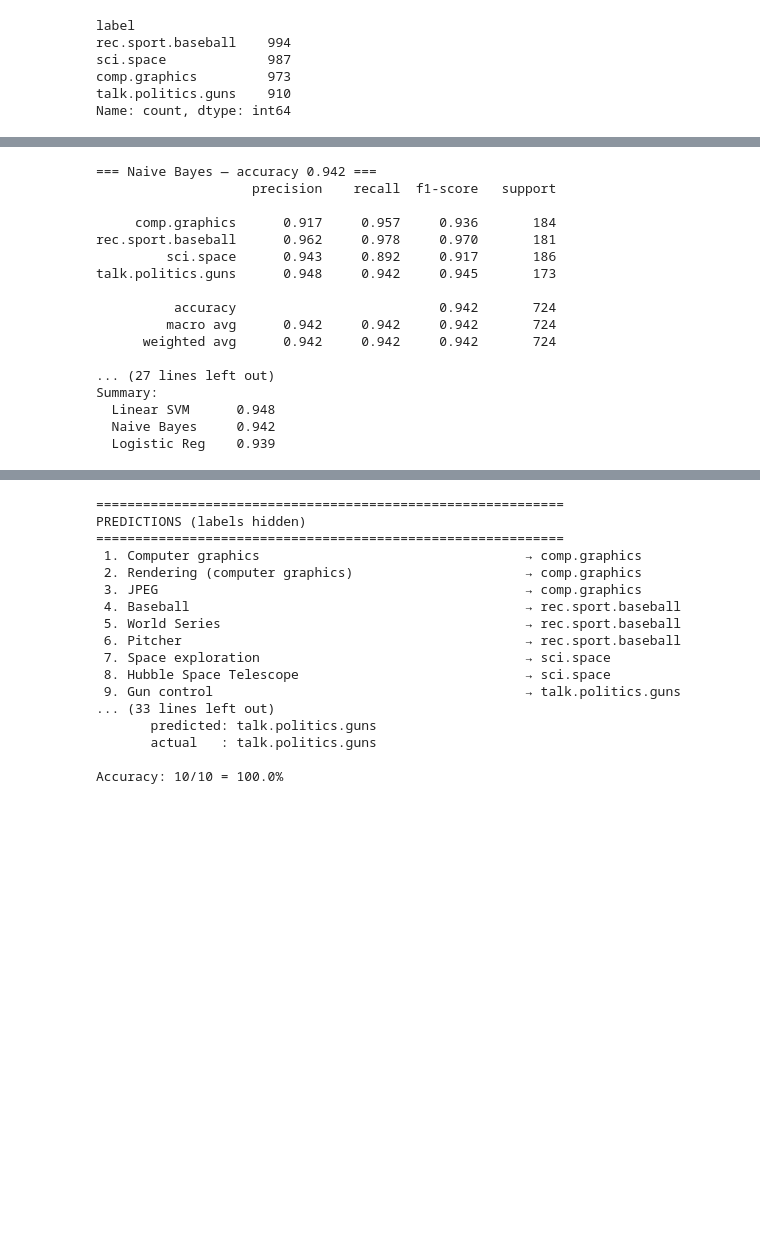
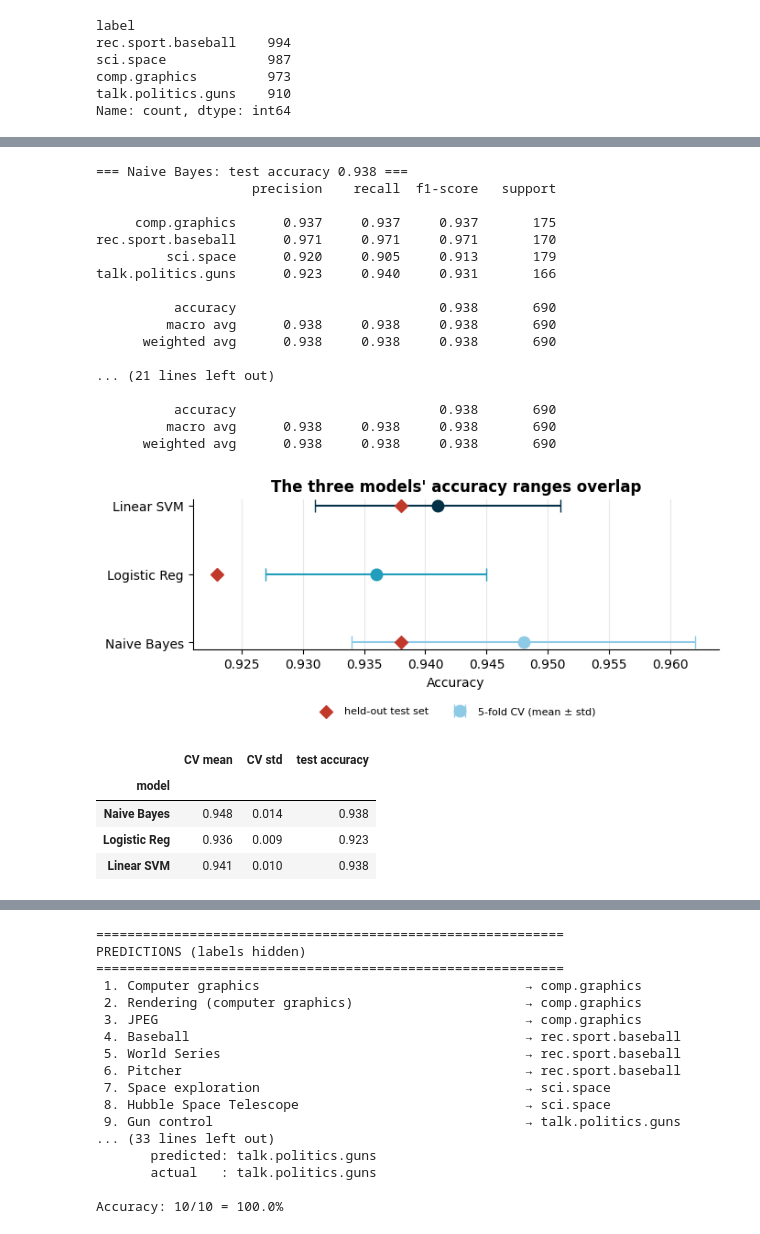
Before and after one commit to mehreengillani/DATA620, a Jupyter notebook: AssignmentDocumentClassification-Mehreen.ipynb, the cells around one changed output, grey strips where cells are left out. Drawn from its saved outputs; the diff is of its cells as text; code cells hidden in the pictures; blank space fills up the shorter version.

```diff
--- a/AssignmentDocumentClassification-Mehreen.ipynb
+++ b/AssignmentDocumentClassification-Mehreen.ipynb
@@ -228,43 +168,61 @@ Test share      : 20.0%
 # %%
+def tfidf():
+    return TfidfVectorizer(stop_words="english", ngram_range=(1, 2), min_df=2, sublinear_tf=True)
 
-# --- Models ---
 models = {
-    "Naive Bayes":   Pipeline([("tfidf", TfidfVectorizer(stop_words="english", min_df=2)),
-                               ("clf",   MultinomialNB())]),
-    "Logistic Reg":  Pipeline([("tfidf", TfidfVectorizer(stop_words="english", ngram_range=(1,2), min_df=2)),
-                               ("clf",   LogisticRegression(max_iter=1000))]),
-    "Linear SVM":    Pipeline([("tfidf", TfidfVectorizer(stop_words="english", ngram_range=(1,2), min_df=2)),
-                               ("clf",   LinearSVC())]),
+    "Naive Bayes":  Pipeline([("tfidf", tfidf()), ("clf", MultinomialNB(alpha=0.1))]),
+    "Logistic Reg": Pipeline([("tfidf", tfidf()), ("clf", LogisticRegression(max_iter=2000))]),
+    "Linear SVM":   Pipeline([("tfidf", tfidf()), ("clf", LinearSVC())]),
 }
 
-results = {}
+cv = StratifiedKFold(n_splits=5, shuffle=True, random_state=RANDOM_STATE)
+rows = []
 for name, pipe in models.items():
+    cv_scores = cross_val_score(pipe, X_train, y_train, cv=cv)
     pipe.fit(X_train, y_train)
     pred = pipe.predict(X_test)
-    acc = accuracy_score(y_test, pred)
-    results[name] = acc
-    print(f"\n=== {name} — accuracy {acc:.3f} ===")
+    rows.append({"model": name, "CV mean": cv_scores.mean(), "CV std": cv_scores.std(),
+                 "test accuracy": accuracy_score(y_test, pred)})
+    print(f"\n=== {name}: test accuracy {accuracy_score(y_test, pred):.3f} ===")
     print(classification_report(y_test, pred, digits=3))
 
-print("\nSummary:")
-for k, v in sorted(results.items(), key=lambda x: -x[1]):
-    print(f"  {k:15s} {v:.3f}")
+summary = pd.DataFrame(rows).set_index("model").round(3)
+results = summary["test accuracy"].to_dict()
+
+fig, ax = plt.subplots(figsize=(7, 3.2))
+for i, (name, r) in enumerate(summary.iterrows()):
+    ax.errorbar(r["CV mean"], i, xerr=r["CV std"], fmt="o", ms=9, capsize=5,
+                color=MODEL_COLORS[name], label="5-fold CV (mean ± std)" if i == 0 else None)
+    ax.scatter(r["test accuracy"], i, marker="D", s=50, color="#c0392b", zorder=3,
+               label="held-out test set" if i == 0 else None)
+ax.set_yticks(range(len(summary)), summary.index)
+ax.set_xlabel("Accuracy")
+ax.set_title("The three models' accuracy ranges overlap", fontweight="bold")
+ax.legend(fontsize=8, loc="upper center", bbox_to_anchor=(0.5, -0.32), ncol=2, frameon=False); ax.grid(axis="y", visible=False)
+plt.tight_layout(); plt.show()
+summary
 # %% [output]
-=== Naive Bayes — accuracy 0.942 ===
+=== Naive Bayes: test accuracy 0.938 ===
                     precision    recall  f1-score   support
 
-     comp.graphics      0.917     0.957     0.936       184
-rec.sport.baseball      0.962     0.978     0.970       181
-         sci.space      0.943     0.892     0.917       186
-talk.politics.guns      0.948     0.942     0.945       173
+     comp.graphics      0.937     0.937     0.937       175
+rec.sport.baseball      0.971     0.971     0.971       170
+         sci.space      0.920     0.905     0.913       179
+talk.politics.guns      0.923     0.940     0.931       166
 
-          accuracy                          0.942       724
-         macro avg      0.942     0.942     0.942       724
-      weighted avg      0.942     0.942     0.942       724
+          accuracy                          0.938       690
+         macro avg      0.938     0.938     0.938       690
+      weighted avg      0.938     0.938     0.938       690
 
-... (27 lines left out)
-Summary:
-  Linear SVM      0.948
-  Naive Bayes     0.942
-  Logistic Reg    0.939
+... (21 lines left out)
+
+          accuracy                          0.938       690
+         macro avg      0.938     0.938     0.938       690
+      weighted avg      0.938     0.938     0.938       690
+[figure, added]
+|  | CV mean | CV std | test accuracy |
+| model |  |  |  |
+| Naive Bayes | 0.948 | 0.014 | 0.938 |
+| Logistic Reg | 0.936 | 0.009 | 0.923 |
+| Linear SVM | 0.941 | 0.010 | 0.938 |
 # %% [markdown]
```
Also changed, not shown: parts of 32 cells of this notebook.
